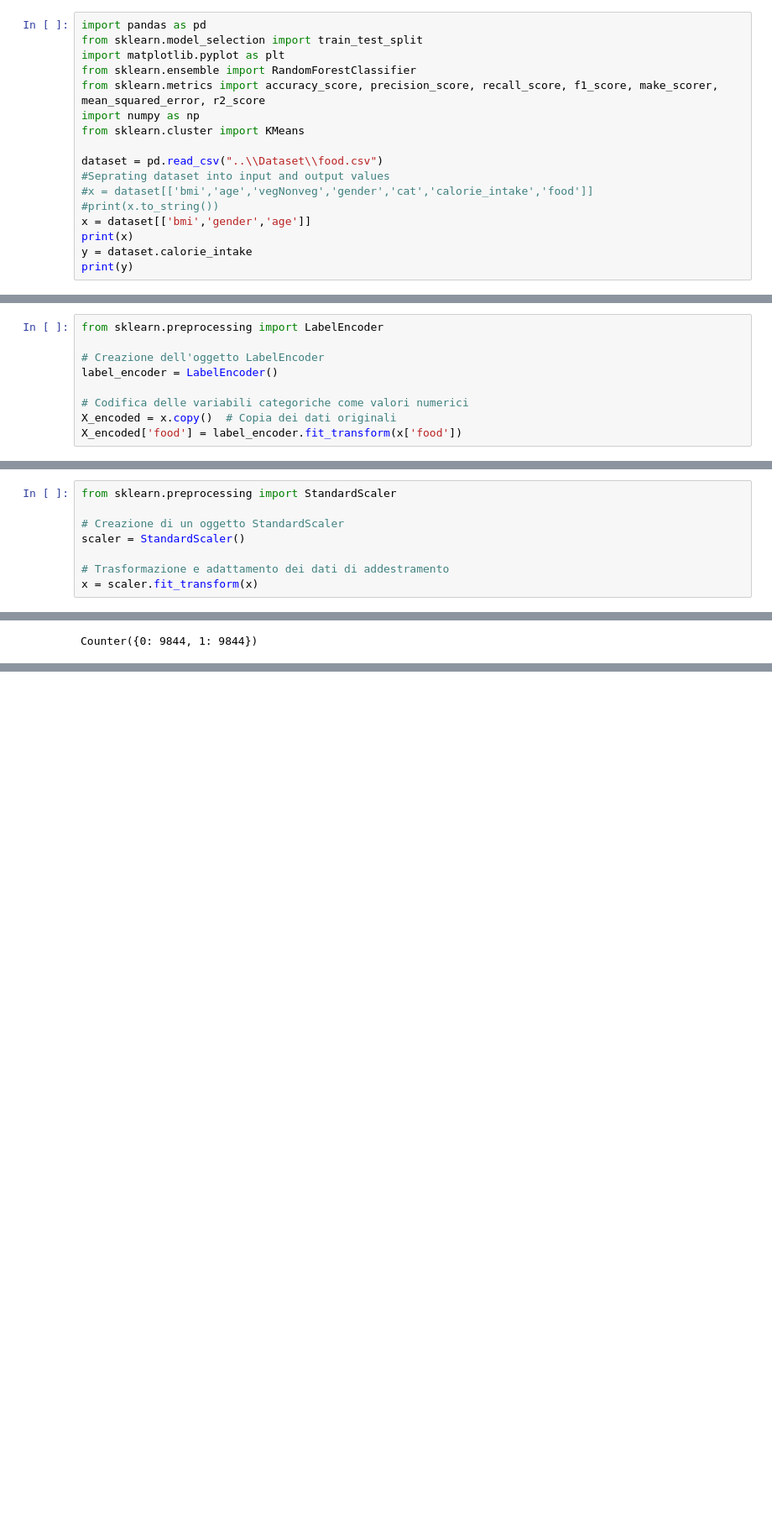
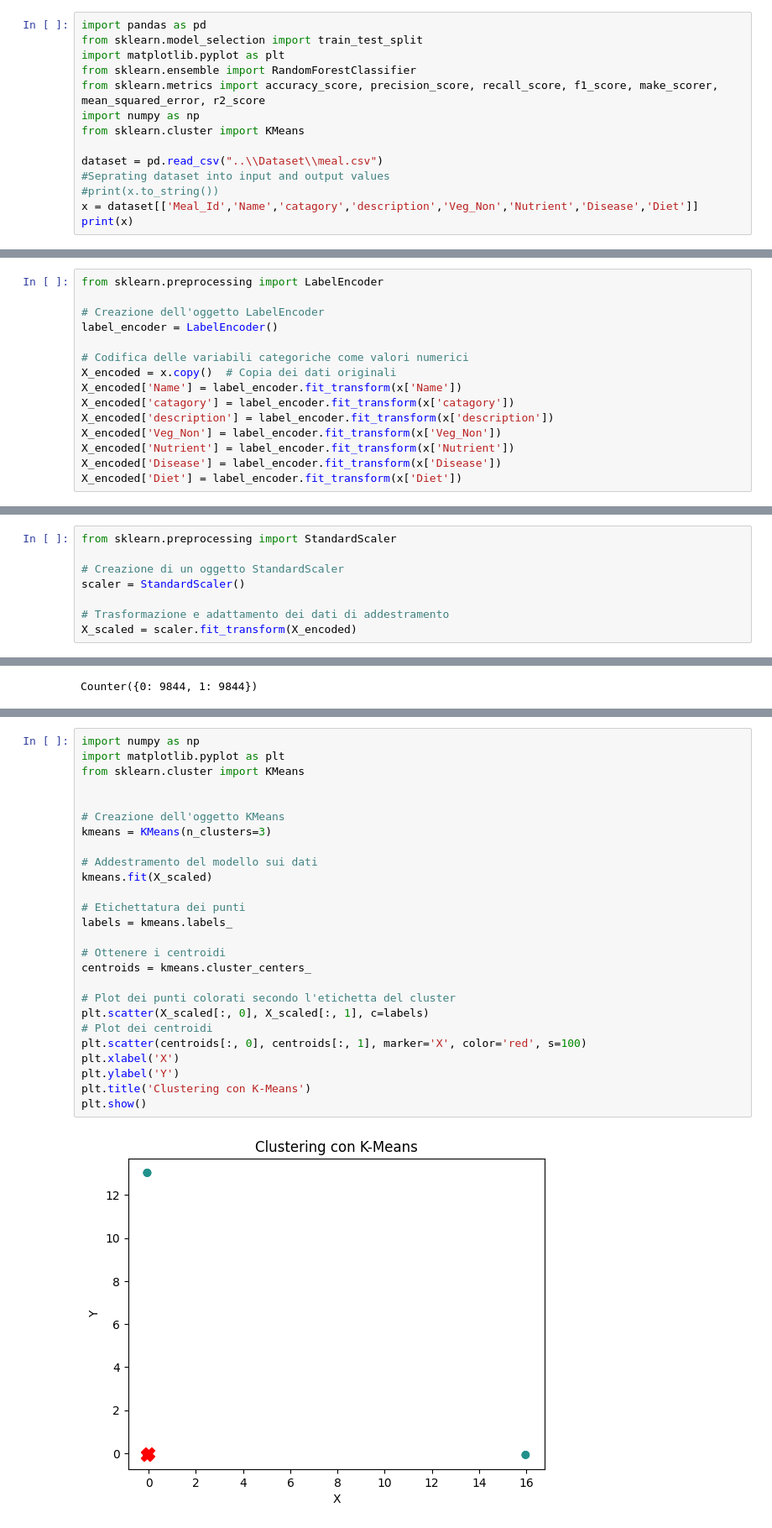
Before and after one commit to graziaperna/ML-project, a Jupyter notebook: src/DietML.ipynb, the cells around one changed output, grey strips where cells are left out. Shown at 84% size. Cells and saved outputs as stored; diff of their text form; blank space fills up the shorter version.

Commit message:
Modificati dataset e continuata implementazione

```diff
--- a/src/DietML.ipynb
+++ b/src/DietML.ipynb
@@ -7,12 +7,9 @@ from sklearn.metrics import accuracy_score, precision_score, recall_score, f1_sc
 import numpy as np
 from sklearn.cluster import KMeans
 
-dataset = pd.read_csv("..\\Dataset\\food.csv")
+dataset = pd.read_csv("..\\Dataset\\meal.csv")
 #Seprating dataset into input and output values
-#x = dataset[['bmi','age','vegNonveg','gender','cat','calorie_intake','food']]
 #print(x.to_string())
-x = dataset[['bmi','gender','age']]
+x = dataset[['Meal_Id','Name','catagory','description','Veg_Non','Nutrient','Disease','Diet']]
 print(x)
-y = dataset.calorie_intake
-print(y)
 # %% [output]
@@ -43,4 +40,10 @@ label_encoder = LabelEncoder()
 
 # Codifica delle variabili categoriche come valori numerici
 X_encoded = x.copy()  # Copia dei dati originali
-X_encoded['food'] = label_encoder.fit_transform(x['food'])
+X_encoded['Name'] = label_encoder.fit_transform(x['Name'])
+X_encoded['catagory'] = label_encoder.fit_transform(x['catagory'])
+X_encoded['description'] = label_encoder.fit_transform(x['description'])
+X_encoded['Veg_Non'] = label_encoder.fit_transform(x['Veg_Non'])
+X_encoded['Nutrient'] = label_encoder.fit_transform(x['Nutrient'])
+X_encoded['Disease'] = label_encoder.fit_transform(x['Disease'])
+X_encoded['Diet'] = label_encoder.fit_transform(x['Diet'])
@@ -66,4 +67,4 @@ from sklearn.preprocessing import StandardScaler
 scaler = StandardScaler()
 
 # Trasformazione e adattamento dei dati di addestramento
-x = scaler.fit_transform(x)
+X_scaled = scaler.fit_transform(X_encoded)
@@ -263,0 +182,28 @@ print(model.predict(y))
+# %%
+import numpy as np
+import matplotlib.pyplot as plt
+from sklearn.cluster import KMeans
+
+
+# Creazione dell'oggetto KMeans
+kmeans = KMeans(n_clusters=3)
+
+# Addestramento del modello sui dati
+kmeans.fit(X_scaled)
+
+# Etichettatura dei punti
+labels = kmeans.labels_
+
+# Ottenere i centroidi
+centroids = kmeans.cluster_centers_
+
+# Plot dei punti colorati secondo l'etichetta del cluster
+plt.scatter(X_scaled[:, 0], X_scaled[:, 1], c=labels)
+# Plot dei centroidi
+plt.scatter(centroids[:, 0], centroids[:, 1], marker='X', color='red', s=100)
+plt.xlabel('X')
+plt.ylabel('Y')
+plt.title('Clustering con K-Means')
+plt.show()
+# %% [output]
+[figure, added]
```
Also changed, not shown: parts of 12 cells of this notebook, 8 other files.
